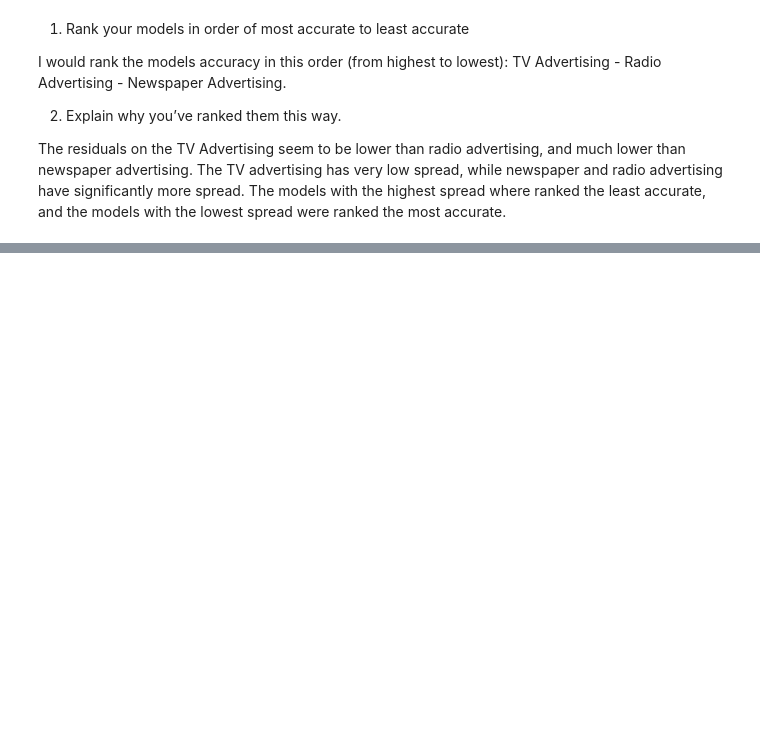
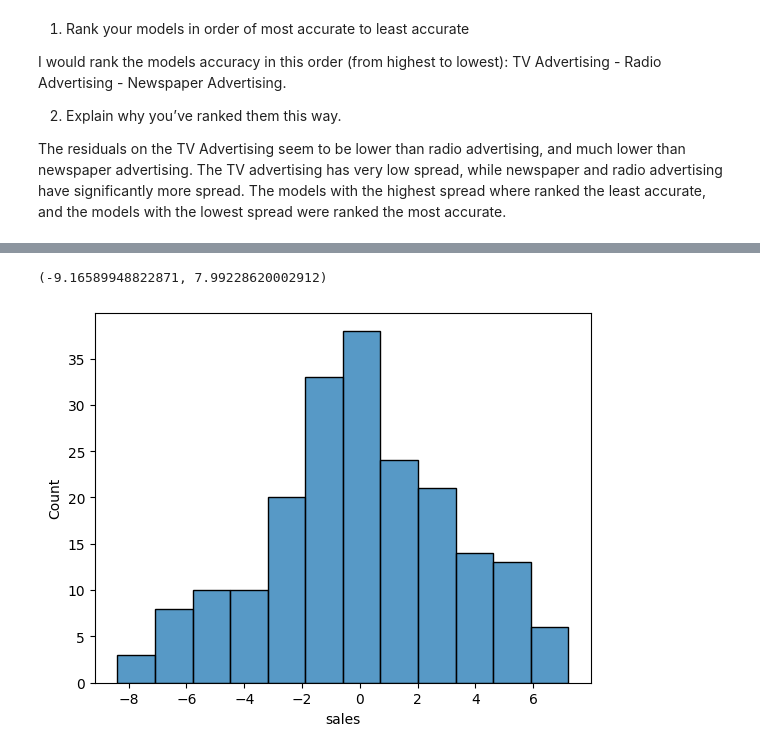
Before and after one commit to Alexandre2006/ATCS-2023, a Jupyter notebook: Labs/Unit06/SimpleLinearRegression/simregressionhw.ipynb, the cells around one changed output, grey strips where cells are left out. Saved outputs shown, nothing was run; the diff lists cells and outputs as text; code cells hidden in the pictures; blank space fills up the shorter version.

```diff
--- a/Labs/Unit06/SimpleLinearRegression/simregressionhw.ipynb
+++ b/Labs/Unit06/SimpleLinearRegression/simregressionhw.ipynb
@@ -68,7 +68,8 @@ array([12.87960032, 28.70930159])
 # Plot your data and line of best fit
 # Don't forget to include a graph title with plt.title(...)
 sns.scatterplot(data=df, x='TV', y='sales')
-plt.plot(X_train_tv, model_tv.predict(X_train_tv), color='red')
+y_tv_pred = model_tv.predict(X_train_tv)
+plt.plot(X_train_tv, y_tv_pred, color='red')
 plt.title('Sales vs TV advertising')
 # %% [output]
 Text(0.5, 1.0, 'Sales vs TV advertising')
@@ -92,7 +93,8 @@ array([ 34.21861945, 101.64971532])
 # Plot your data and line of best fit
 # Don't forget to include a graph title with plt.title(...)
 sns.scatterplot(data=df, x='radio', y='sales')
-plt.plot(X_train_radio, model_radio.predict(X_train_radio), color='red')
+y_radio_pred = model_radio.predict(X_train_radio)
+plt.plot(X_train_radio, y_radio_pred, color='red')
 plt.title('Sales vs Radio advertising')
 # %% [output]
 Text(0.5, 1.0, 'Sales vs Radio advertising')
@@ -116,7 +118,8 @@ array([19.07865818, 37.29145997])
 # Plot your data and line of best fit
 # Don't forget to include a graph title with plt.title(...)
 sns.scatterplot(data=df, x='newspaper', y='sales')
-plt.plot(X_train_newspaper, model_newspaper.predict(X_train_newspaper), color='red')
+y_newspaper_pred = model_newspaper.predict(X_train_newspaper)
+plt.plot(X_train_newspaper, y_newspaper_pred, color='red')
 plt.title('Sales vs Newspaper advertising')
 # %% [output]
 Text(0.5, 1.0, 'Sales vs Newspaper advertising')
@@ -134,0 +146,11 @@ The residuals on the TV Advertising seem to be lower than radio advertising, and
+# %%
+# Normal Distribution
+residuals_tv = Y_train - y_tv_pred
+residuals_radio = Y_train - y_radio_pred
+residuals_newspaper = Y_train - y_newspaper_pred
+
+ax = sns.histplot(residuals_tv)
+ax.set_xlim()
+# %% [output]
+(-9.16589948822871, 7.99228620002912)
+[figure, added]
```
Also changed, not shown: parts of 15 cells of this notebook, 2 other files.
